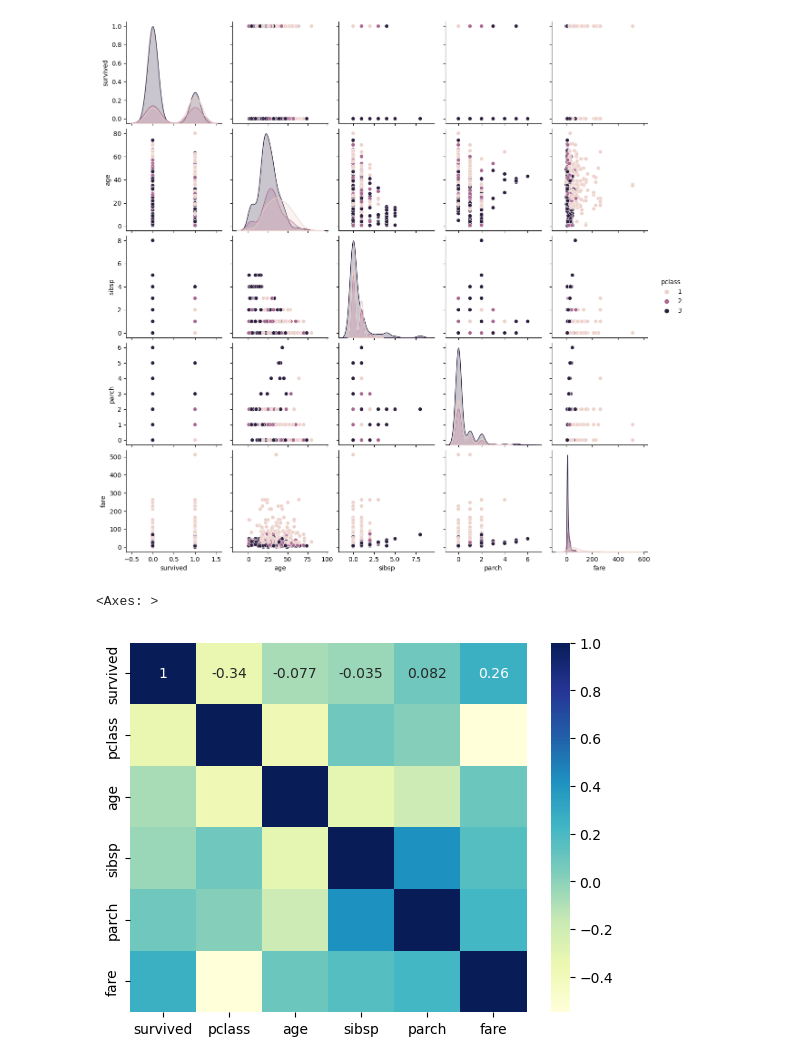
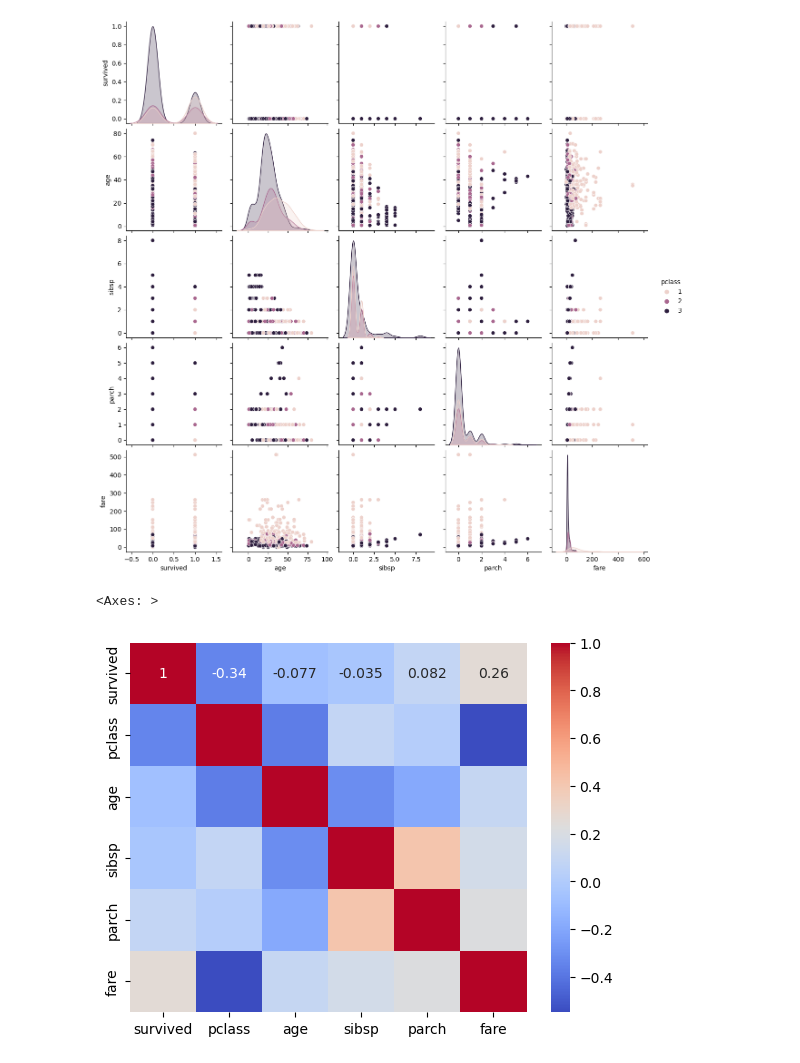
Before and after one commit to hamzacyberpatcher/seaborn-tutorial, a Jupyter notebook: seaborn.ipynb, the cells around one changed output. Cells and saved outputs as stored; diff of their text form; code cells hidden in the pictures.

```diff
--- a/seaborn.ipynb
+++ b/seaborn.ipynb
@@ -99,7 +99,7 @@ sns.pairplot(titanic.select_dtypes(['number']), hue='pclass')
 # %%
 # titanic.select_dtypes(include='number') only includes the neumerical values
 # annot will anotate the graph
-sns.heatmap(titanic.select_dtypes(include='number').corr(), annot=True, cmap='YlGnBu')
+sns.heatmap(titanic.select_dtypes(include='number').corr(), annot=True, cmap='coolwarm')
 # %% [output]
 <Axes: >
-[figure, old version]
+[figure, new version]
```
Also changed, not shown: parts of 1 cell of this notebook.
